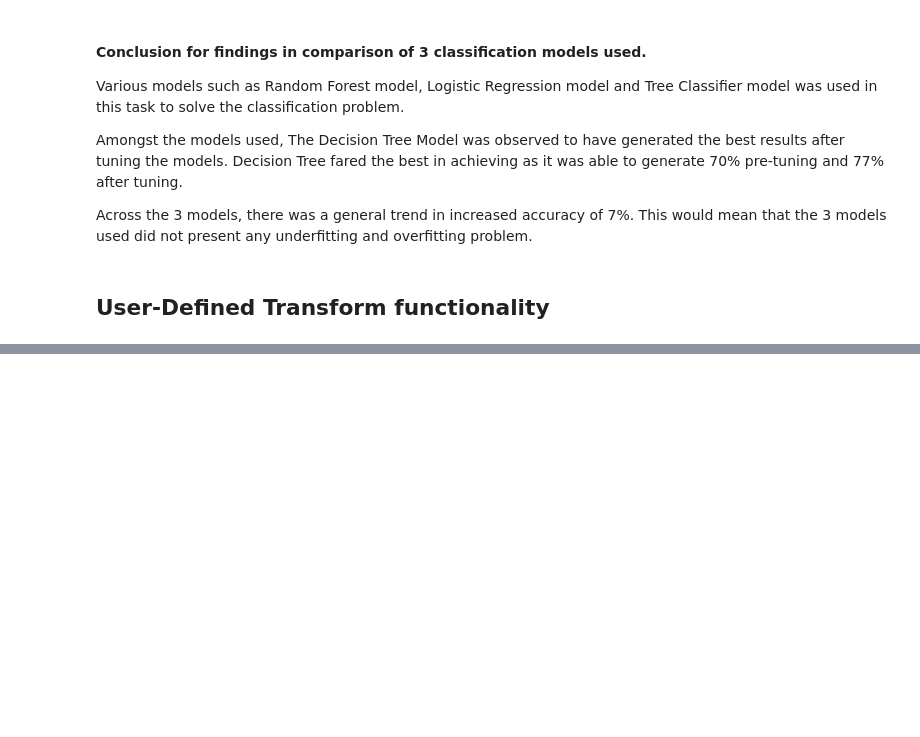
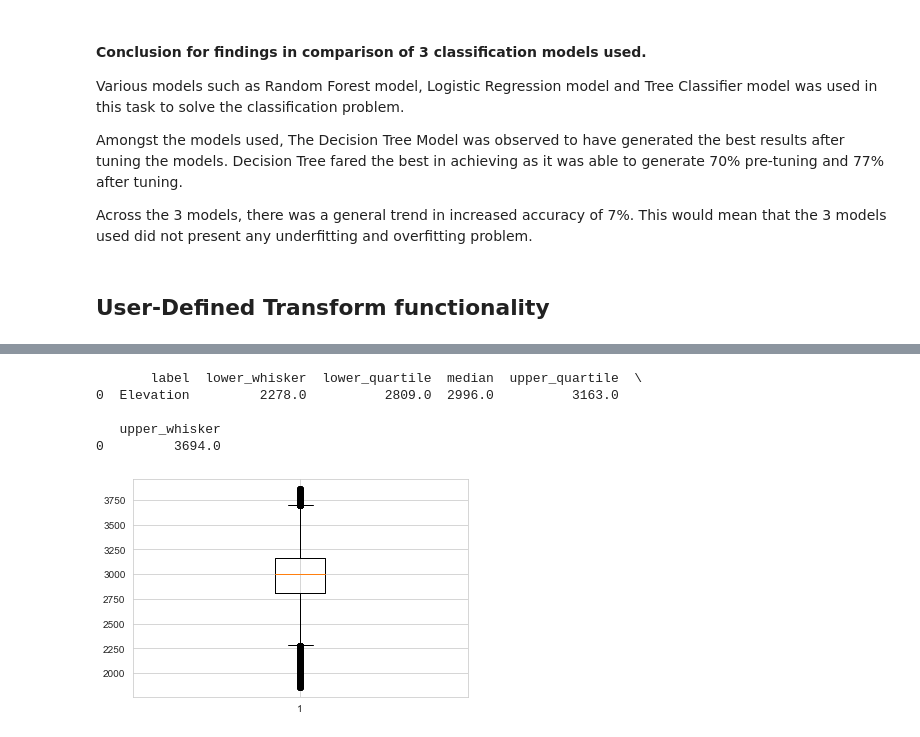
Before and after one commit to lyx97/CSCI316, a Jupyter notebook: Group 6/CSCI316_A2_Group_LeeYuXian_ChongHuiWen_TanKayceeWanChing.ipynb, the cells around one changed output, grey strips where cells are left out. Cells and saved outputs as stored; diff of their text form; code cells hidden in the pictures; blank space fills up the shorter version.

```diff
--- a/Group 6/CSCI316_A2_Group_LeeYuXian_ChongHuiWen_TanKayceeWanChing.ipynb
+++ b/Group 6/CSCI316_A2_Group_LeeYuXian_ChongHuiWen_TanKayceeWanChing.ipynb
@@ -84,7 +84,7 @@ only showing top 20 rows
 DataFrame[_c0: string, _c1: string, _c2: string, _c3: string, _c4: string, _c5: string, _c6: string, _c7: string, _c8: string, _c9: string, _c10: string, _c11: string, _c12: string, _c13: string, _c14 ...
 # %%
 # Listing the column names and assigning them
-newColNames =  [
+ColNames =  [
                 "Elevation", "Aspect", "Slope", "Horizontal_Distance_To_Hydrology",
                 "Vertical_Distance_To_Hydrology", "Horizontal_Distance_To_Roadways",
                 "Hillshade_9am", "Hillshade_Noon", "Hillshade_3pm",
@@ -100,7 +100,7 @@ newColNames =  [
                 "Soil_Type_36", "Soil_Type_37", "Soil_Type_38", "Soil_Type_39",
                 "Soil_Type_40", "Cover_Type"]
 
-df = df.toDF(*newColNames)
+df = df.toDF(*ColNames)
 # %%
 # Show that values are assigned to the columns respectively
 df.show()
@@ -956,0 +926,28 @@ print("Test Error after tuning = %s" % (1.0 - accuracy))
+# %%
+# Get the lower_whisker, lower_quartile, median, upper_quartile, upper_whisker from the box plot
+def get_box_plot_data(labels, bp):
+    rows_list = []
+
+    for i in range(len(labels)):
+        dict1 = {}
+        dict1['label'] = labels[i]
+        dict1['lower_whisker'] = bp['whiskers'][i*2].get_ydata()[1]
+        dict1['lower_quartile'] = bp['boxes'][i].get_ydata()[1]
+        dict1['median'] = bp['medians'][i].get_ydata()[1]
+        dict1['upper_quartile'] = bp['boxes'][i].get_ydata()[2]
+        dict1['upper_whisker'] = bp['whiskers'][(i*2)+1].get_ydata()[1]
+        rows_list.append(dict1)
+
+    return pd.DataFrame(rows_list)
+
+
+bp = plt.boxplot(p_df['Elevation'])
+print(get_box_plot_data(['Elevation'], bp))
+plt.show()
+# %% [output]
+       label  lower_whisker  lower_quartile  median  upper_quartile  \
+0  Elevation         2278.0          2809.0  2996.0          3163.0
+
+   upper_whisker
+0         3694.0
+[figure, added]
```
Also changed, not shown: parts of 14 cells of this notebook.
